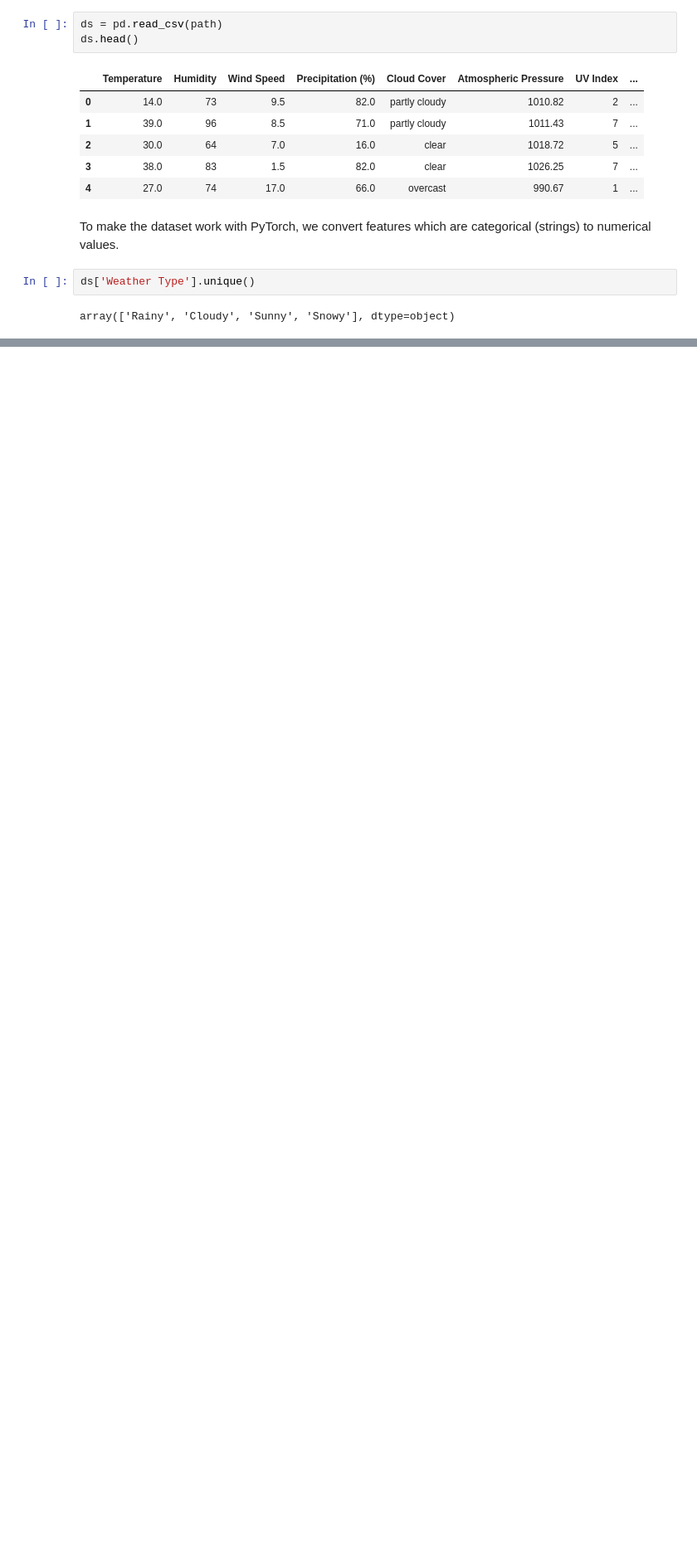
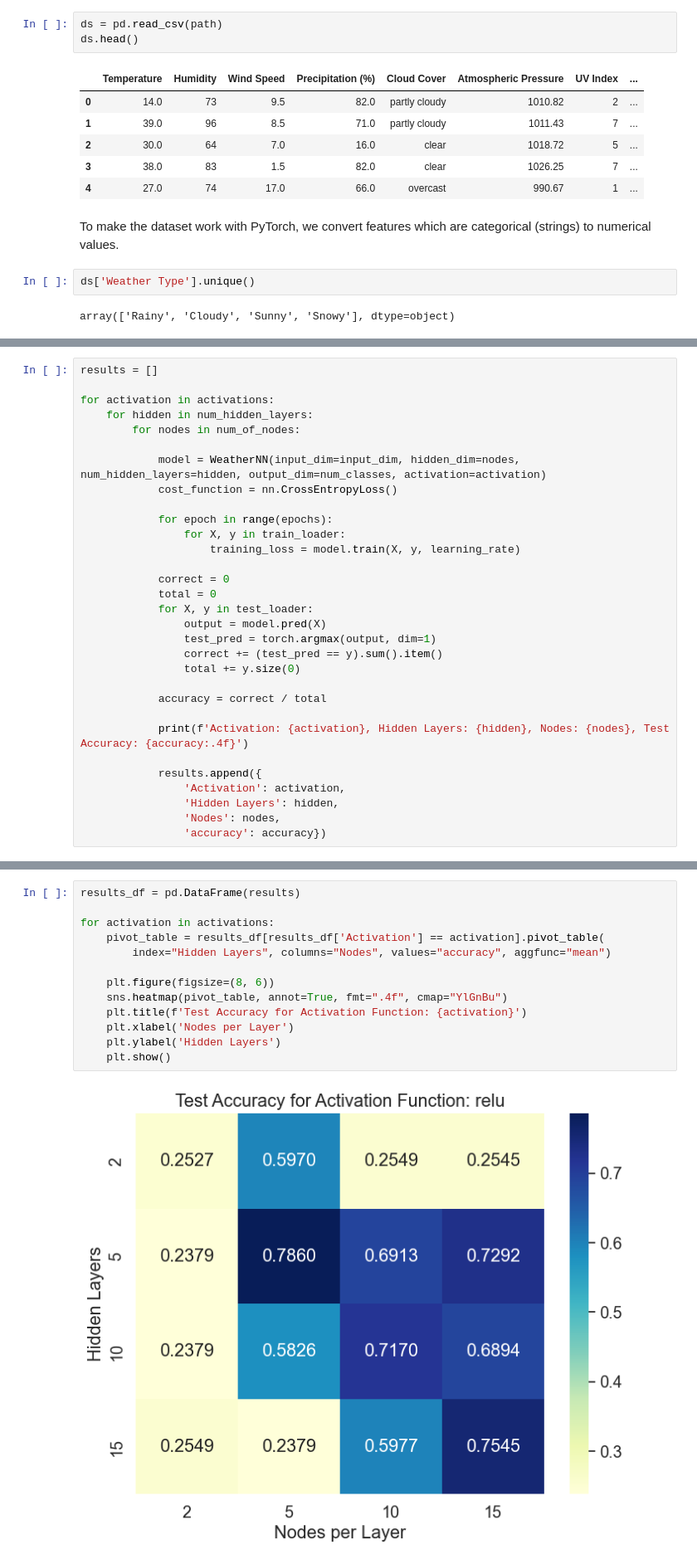
Before and after one commit to kjes4pres/Project_3_FYSSTK, a Jupyter notebook: Code/main/kjersti.ipynb, the cells around one changed output, grey strips where cells are left out. Shown at 83% size. Drawn from its saved outputs; the diff is of its cells as text; blank space fills up the shorter version.

```diff
--- a/Code/main/kjersti.ipynb
+++ b/Code/main/kjersti.ipynb
@@ -159,0 +131,31 @@ Vi vil:
+# %%
+results = []
+
+for activation in activations:
+    for hidden in num_hidden_layers:
+        for nodes in num_of_nodes:
+
+            model = WeatherNN(input_dim=input_dim, hidden_dim=nodes, num_hidden_layers=hidden, output_dim=num_classes, activation=activation)
+            cost_function = nn.CrossEntropyLoss()
+
+            for epoch in range(epochs):
+                for X, y in train_loader:
+                    training_loss = model.train(X, y, learning_rate)
+
+            correct = 0
+            total = 0
+            for X, y in test_loader:
+                output = model.pred(X)
+                test_pred = torch.argmax(output, dim=1)
+                correct += (test_pred == y).sum().item()
+                total += y.size(0)
+
+            accuracy = correct / total
+
+            print(f'Activation: {activation}, Hidden Layers: {hidden}, Nodes: {nodes}, Test Accuracy: {accuracy:.4f}')
+
+            results.append({
+                'Activation': activation,
+                'Hidden Layers': hidden,
+                'Nodes': nodes,
+                'accuracy': accuracy})
@@ -159,0 +180,15 @@ Vi vil:
+# %%
+results_df = pd.DataFrame(results)
+
+for activation in activations:
+    pivot_table = results_df[results_df['Activation'] == activation].pivot_table(
+        index="Hidden Layers", columns="Nodes", values="accuracy", aggfunc="mean")
+
+    plt.figure(figsize=(8, 6))
+    sns.heatmap(pivot_table, annot=True, fmt=".4f", cmap="YlGnBu")
+    plt.title(f'Test Accuracy for Activation Function: {activation}')
+    plt.xlabel('Nodes per Layer')
+    plt.ylabel('Hidden Layers')
+    plt.show()
+# %% [output]
+[figure, added]
```
Also changed, not shown: parts of 23 cells of this notebook.
